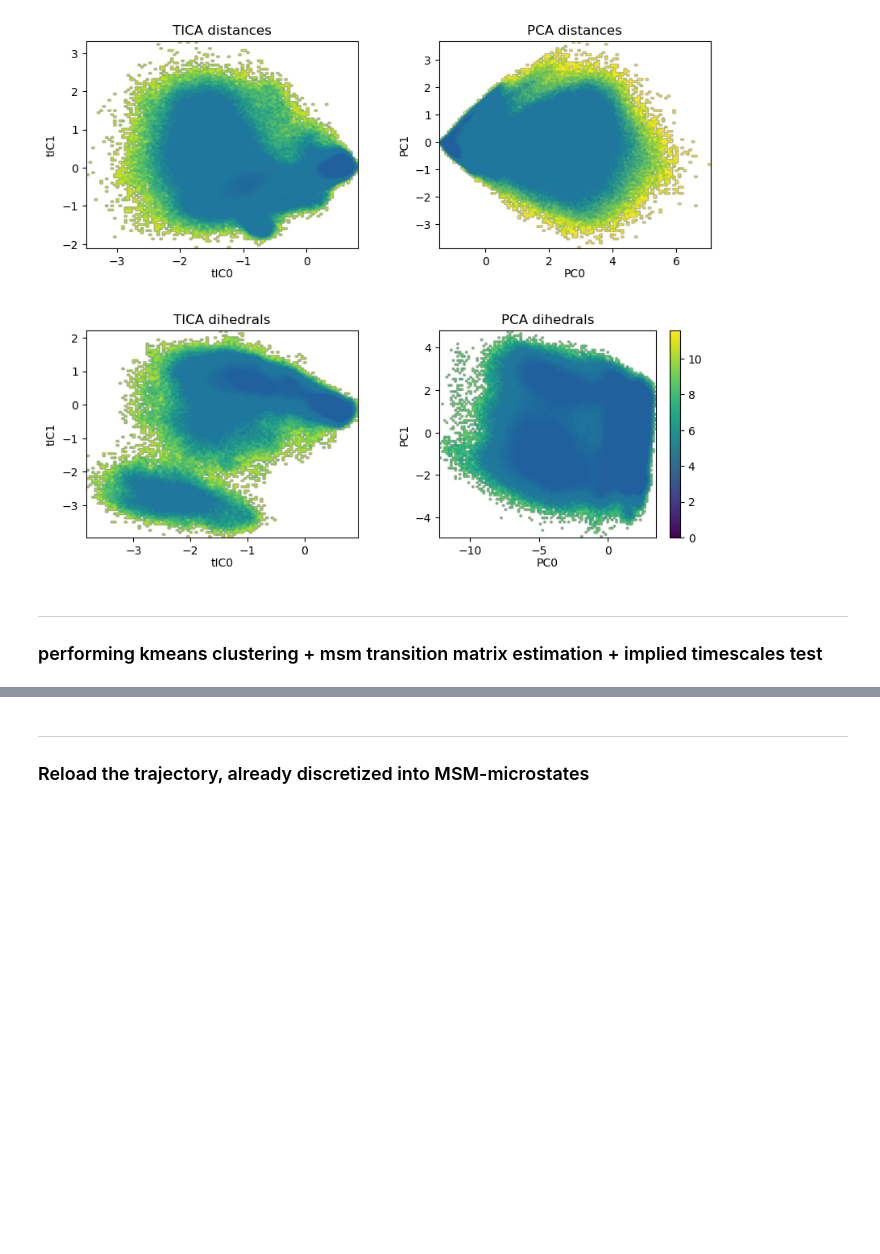
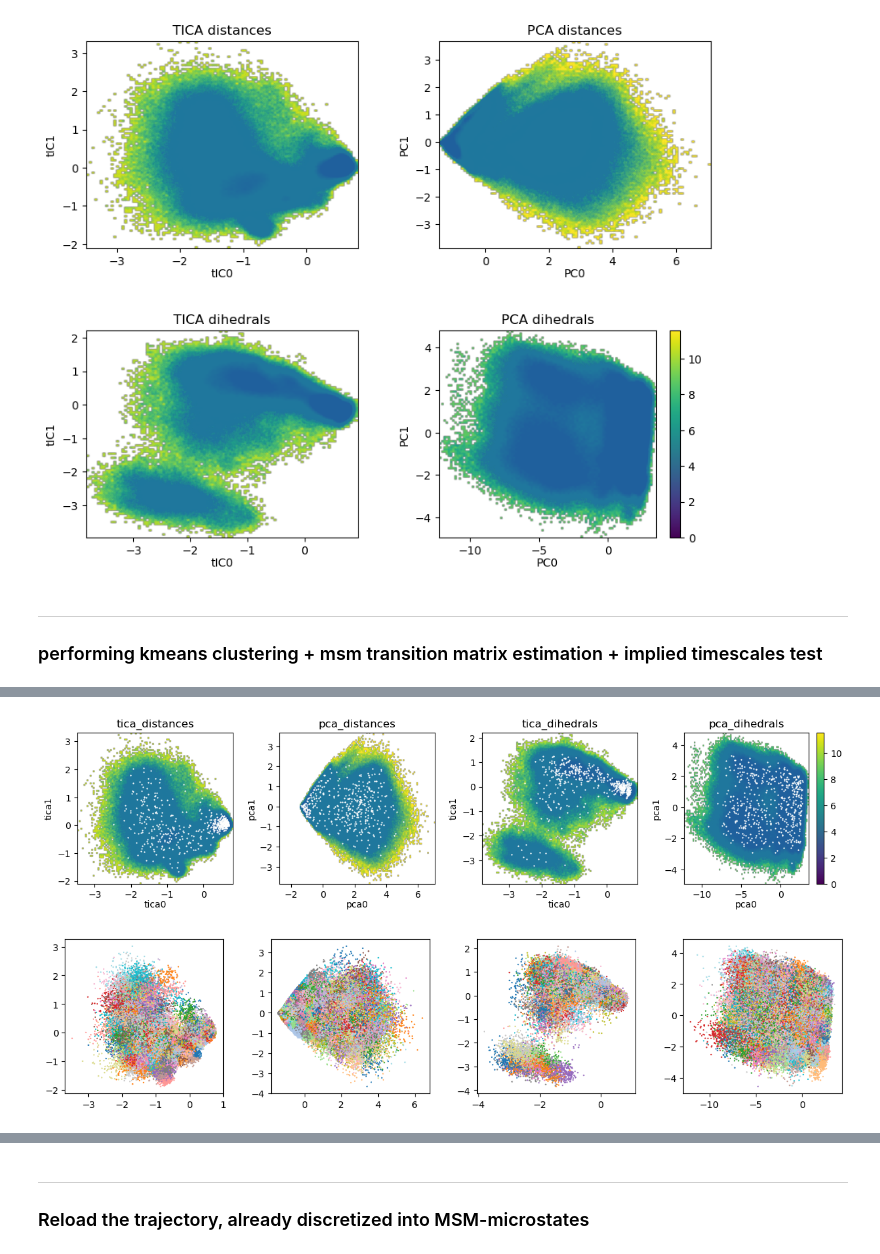
Before and after one commit to miriamzara/MSM, a Jupyter notebook: step_3new_msm_construction.ipynb, the cells around one changed output, grey strips where cells are left out. Cells and saved outputs as stored; diff of their text form; code cells hidden in the pictures; blank space fills up the shorter version.

```diff
--- a/step_3new_msm_construction.ipynb
+++ b/step_3new_msm_construction.ipynb
@@ -289,0 +314,38 @@ plt.show()
+# %%
+n_clu_for_plot = 500
+
+feature_names = ["distances", "dihedrals"]
+fig, axes = plt.subplots(1, 4, figsize=(15, 3))
+axes = axes.flatten()
+for i, (traj_name) in enumerate(trajectories_labels):
+        data = np.load(f"intermediate_outputs/kmeans/{n_clu_for_plot}clusters_{traj_name}.npz")
+        centers = data["centers"]
+        method = traj_name.split("_")[0]
+        dtraj = np.load(f"intermediate_outputs/dimred/{traj_name}.npy")
+        if i == len(trajectories_labels) - 1:
+                axes[-1], im = plot_free_energy_projection(dtraj, 0, 1, ax = axes[-1], vmin = vmin, vmax=vmax, axlabel = f"{method}", axtitle = f"{traj_name}")
+                plt.colorbar(im, ax=axes[-1])
+        else:
+                plot_free_energy_projection(dtraj, 0, 1, ax = axes[i], vmin = vmin, vmax=vmax, axlabel = f"{method}", axtitle = f"{traj_name}")
+        axes[i].scatter(centers[:, 0], centers[:, 1], s=0.4, alpha=1, color = "white",  label = traj_name)
+
+plt.subplots_adjust(wspace=0.3, hspace=0.4)
+plt.show()
+
+
+# Plot assignments
+
+fig, axes = plt.subplots(1, 4, figsize=(15, 3))
+axes = axes.flatten()
+for i, (traj_name) in enumerate(trajectories_labels):
+        data = np.load(f"intermediate_outputs/kmeans/{n_clu_for_plot}clusters_{traj_name}.npz")
+        assignments = data["traj"]
+        method = traj_name.split("_")[0]
+        dtraj = np.load(f"intermediate_outputs/dimred/{traj_name}.npy")
+        axes[i].scatter(dtraj[:, 0][::10], dtraj[:, 1][::10], c = assignments[::10], cmap = "tab20", s=0.4, alpha=1,  label = traj_name)
+
+plt.subplots_adjust(wspace=0.3, hspace=0.4)
+plt.show()
+# %% [output]
+[figure, added]
+[figure, added]
```
Also changed, not shown: parts of 10 cells of this notebook, 2 other files.
